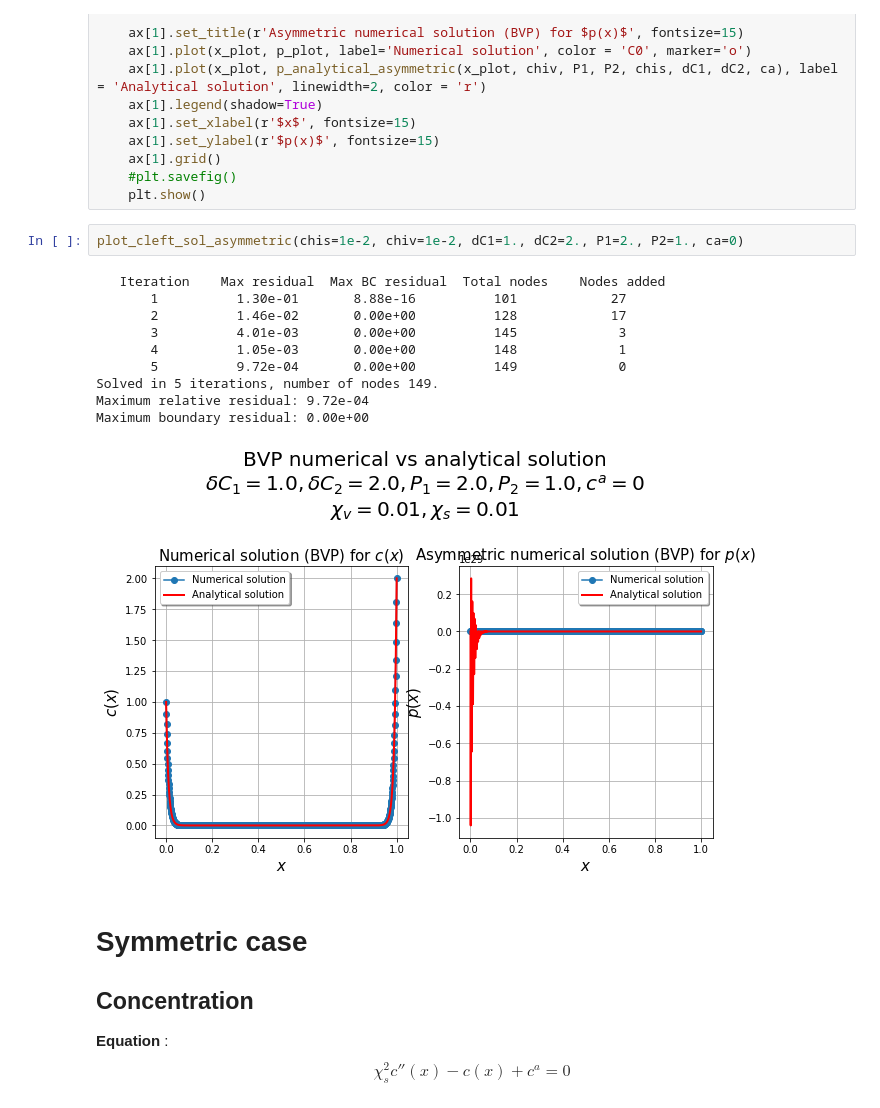
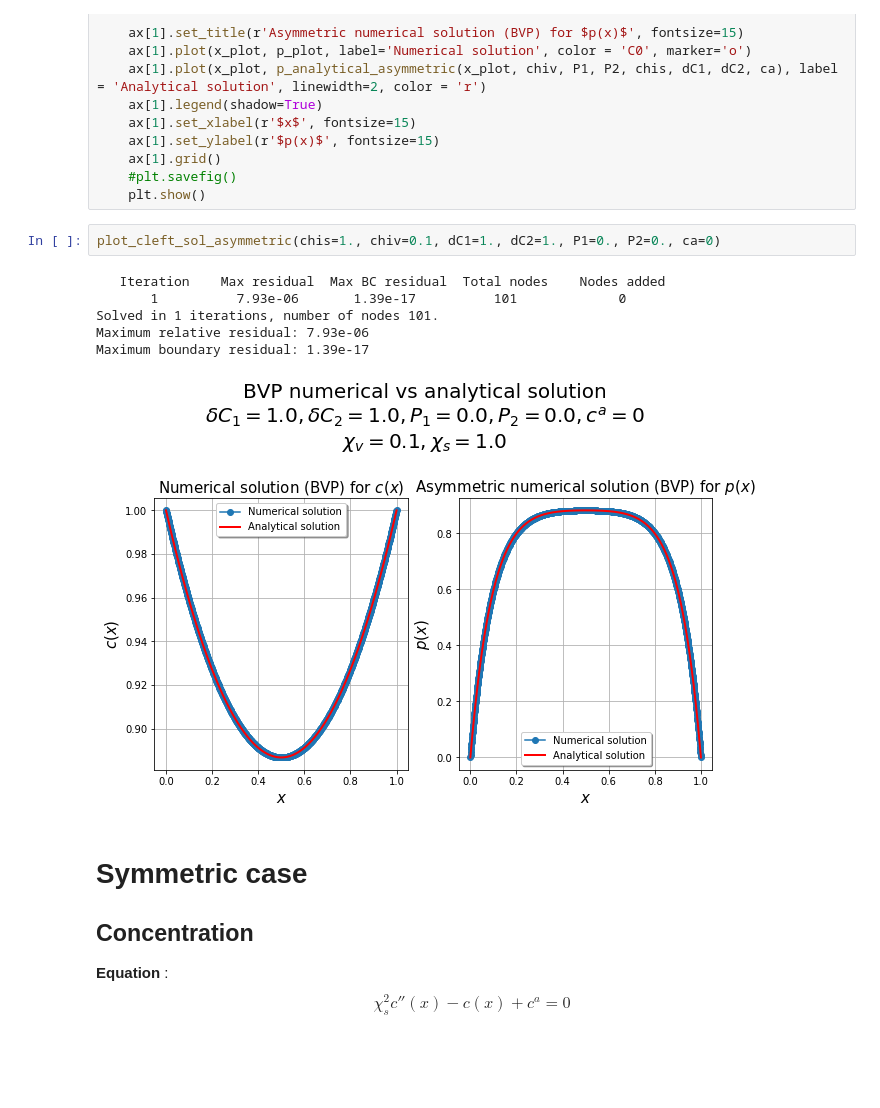
Before and after one commit to VirtualEmbryo/hydroosmotic_chain, a Jupyter notebook: _notebook/2lumens/ode_solver.ipynb, the cells around one changed output. Drawn from its saved outputs; the diff is of its cells as text; blank space fills up the shorter version.

```diff
--- a/_notebook/2lumens/ode_solver.ipynb
+++ b/_notebook/2lumens/ode_solver.ipynb
@@ -249,18 +249,14 @@ def plot_cleft_sol_asymmetric(chis, chiv, dC1, dC2, P1, P2, ca) :
     #plt.savefig()
     plt.show()
 # %%
-plot_cleft_sol_asymmetric(chis=1e-2, chiv=1e-2, dC1=1., dC2=2., P1=2., P2=1., ca=0)
+plot_cleft_sol_asymmetric(chis=1., chiv=0.1, dC1=1., dC2=1., P1=0., P2=0., ca=0)
 # %% [output]
    Iteration    Max residual  Max BC residual  Total nodes    Nodes added
-       1          1.30e-01       8.88e-16          101            27
-       2          1.46e-02       0.00e+00          128            17
-       3          4.01e-03       0.00e+00          145             3
-       4          1.05e-03       0.00e+00          148             1
-       5          9.72e-04       0.00e+00          149             0
-Solved in 5 iterations, number of nodes 149.
-Maximum relative residual: 9.72e-04
-Maximum boundary residual: 0.00e+00
+       1          7.93e-06       1.39e-17          101             0
+Solved in 1 iterations, number of nodes 101.
+Maximum relative residual: 7.93e-06
+Maximum boundary residual: 1.39e-17
-[figure, old version]
+[figure, new version]
 # %% [markdown]
 # Symmetric case
 ## Concentration
```
Also changed, not shown: parts of 2 cells of this notebook, 7 other files.
